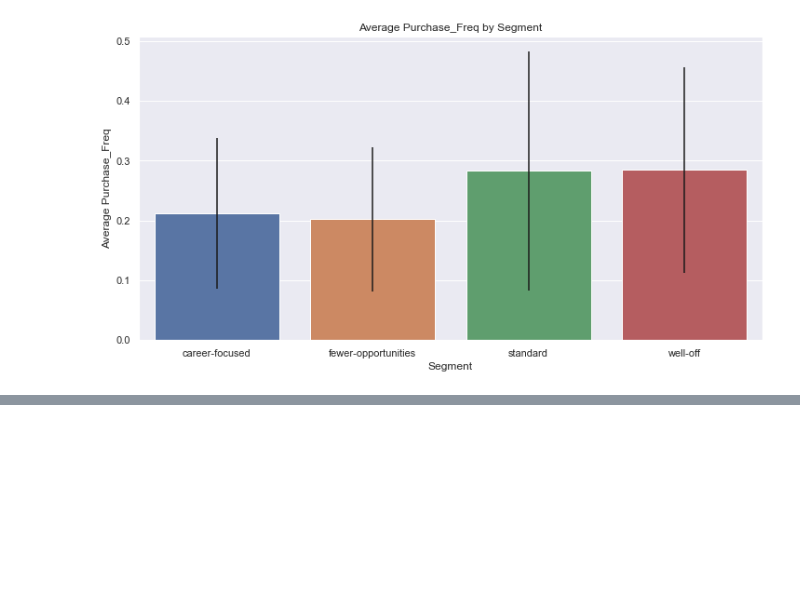
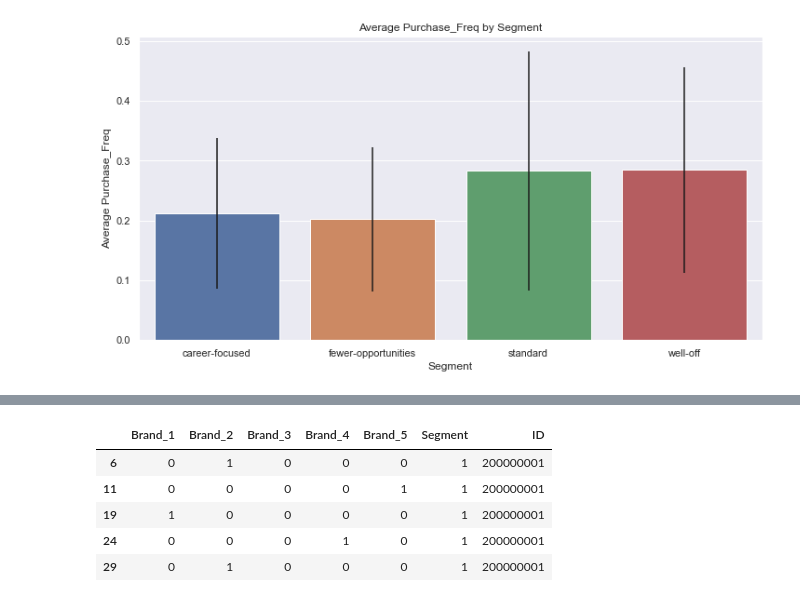
Before and after one commit to sheikhomar/customer-analytics, a Jupyter notebook: purchase_data_analysis.ipynb, the cells around one changed output, grey strips where cells are left out. Cells and saved outputs as stored; diff of their text form; code cells hidden in the pictures; blank space fills up the shorter version.

```diff
--- a/purchase_data_analysis.ipynb
+++ b/purchase_data_analysis.ipynb
@@ -218,0 +233,12 @@ plot_avg_and_std_per_segment(df_customer_stats, 'Purchase_Freq')
+# %%
+# Copy segment and ID from the purchases DataFrame
+df_brand_features['Segment'] = df_purchase_incidents['Segment']
+df_brand_features['ID'] = df_purchase_incidents['ID']
+df_brand_features.head()
+# %% [output]
+|  | Brand_1 | Brand_2 | Brand_3 | Brand_4 | Brand_5 | Segment | ID |
+| 6 | 0 | 1 | 0 | 0 | 0 | 1 | 200000001 |
+| 11 | 0 | 0 | 0 | 0 | 1 | 1 | 200000001 |
+| 19 | 1 | 0 | 0 | 0 | 0 | 1 | 200000001 |
+| 24 | 0 | 0 | 0 | 1 | 0 | 1 | 200000001 |
+| 29 | 0 | 1 | 0 | 0 | 0 | 1 | 200000001 |
```
Also changed, not shown: parts of 8 cells of this notebook.
